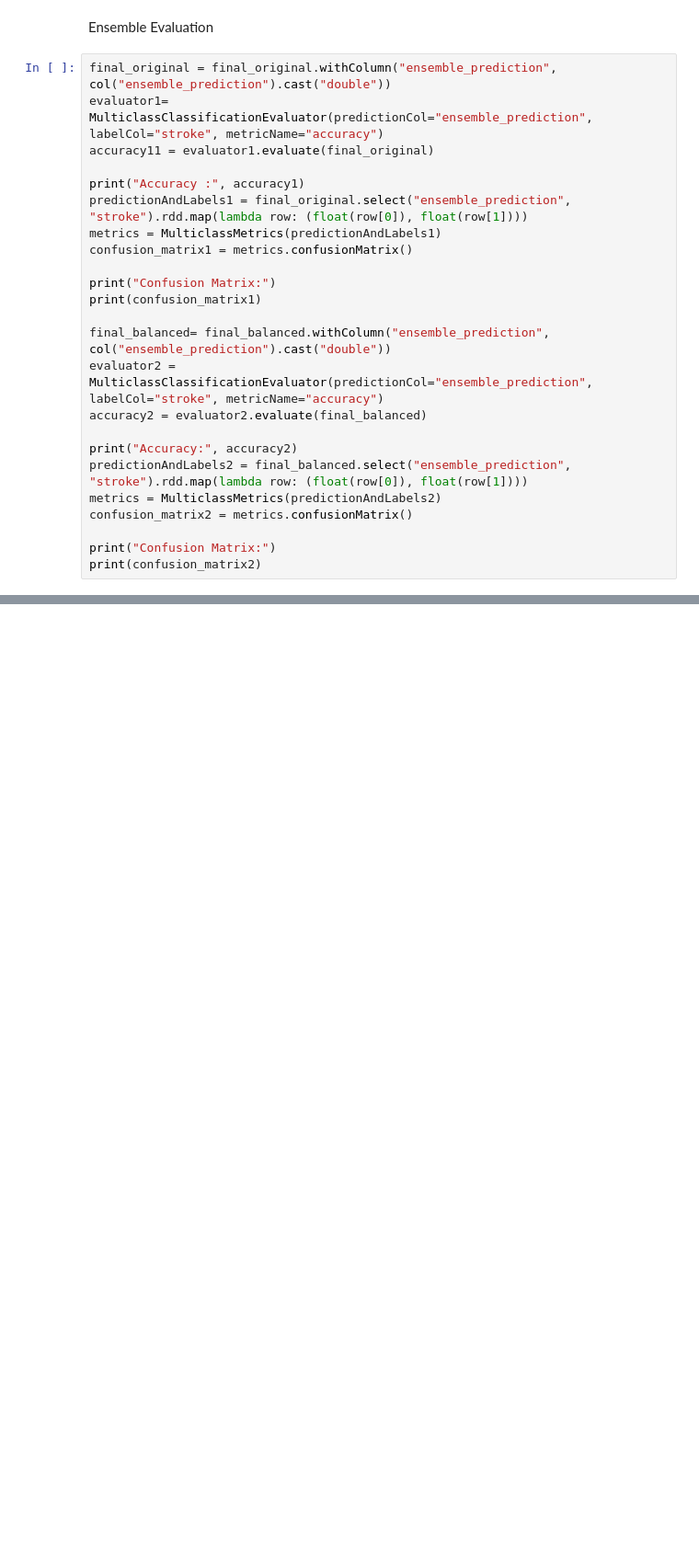
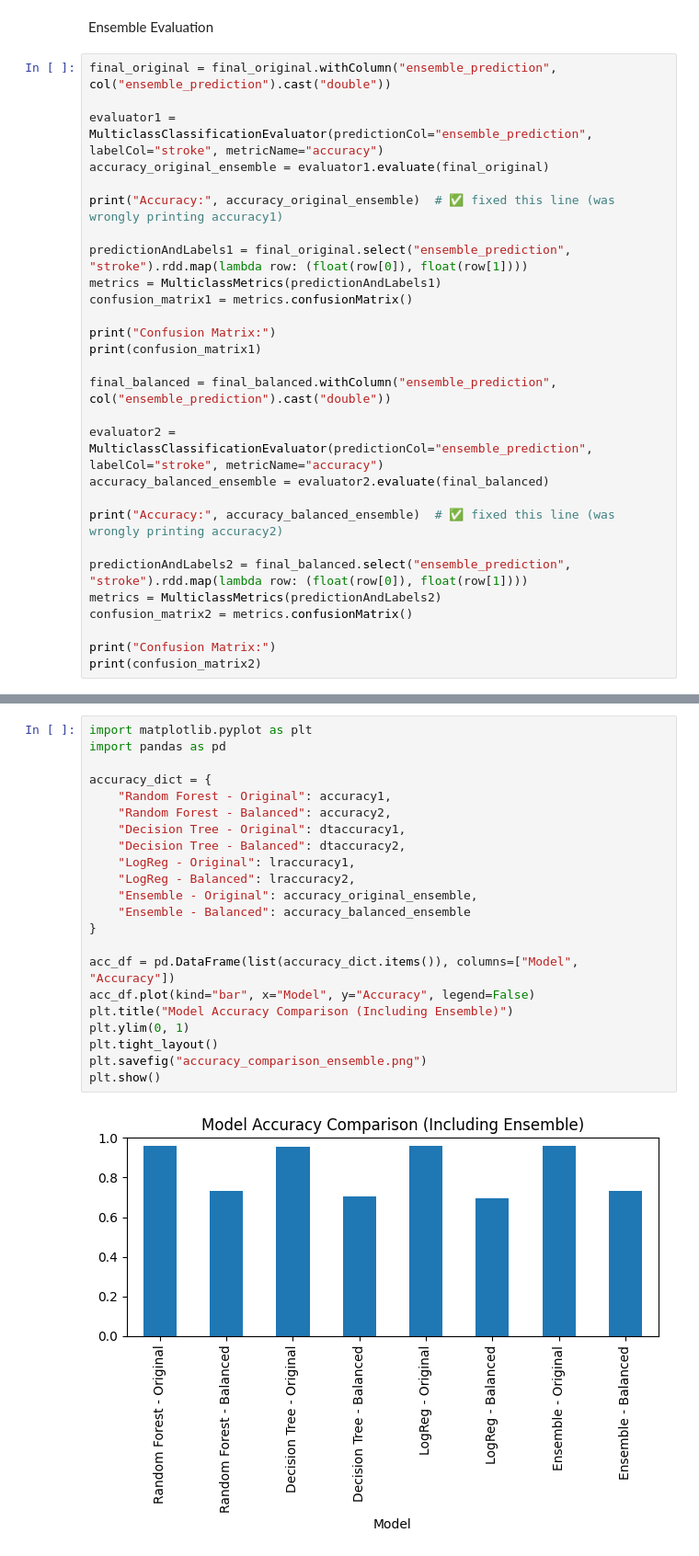
Before and after one commit to RamKishoreKV/-Human-Activity-Recognition-using-Smartphone-Sensor-Data-Pyspark-, a Jupyter notebook: HAR_analysis.ipynb, the cells around one changed output, grey strips where cells are left out. Shown at 92% size. Drawn from its saved outputs; the diff is of its cells as text; blank space fills up the shorter version.

```diff
--- a/HAR_analysis.ipynb
+++ b/HAR_analysis.ipynb
@@ -804,10 +810,12 @@ only showing top 20 rows
 Ensemble Evaluation
 # %%
 final_original = final_original.withColumn("ensemble_prediction", col("ensemble_prediction").cast("double"))
-evaluator1= MulticlassClassificationEvaluator(predictionCol="ensemble_prediction", labelCol="stroke", metricName="accuracy")
-accuracy11 = evaluator1.evaluate(final_original)
 
-print("Accuracy :", accuracy1)
+evaluator1 = MulticlassClassificationEvaluator(predictionCol="ensemble_prediction", labelCol="stroke", metricName="accuracy")
+accuracy_original_ensemble = evaluator1.evaluate(final_original)
+
+print("Accuracy:", accuracy_original_ensemble)  # ✅ fixed this line (was wrongly printing accuracy1)
+
 predictionAndLabels1 = final_original.select("ensemble_prediction", "stroke").rdd.map(lambda row: (float(row[0]), float(row[1])))
 metrics = MulticlassMetrics(predictionAndLabels1)
 confusion_matrix1 = metrics.confusionMatrix()
@@ -815,11 +823,13 @@ confusion_matrix1 = metrics.confusionMatrix()
 print("Confusion Matrix:")
 print(confusion_matrix1)
 
-final_balanced= final_balanced.withColumn("ensemble_prediction", col("ensemble_prediction").cast("double"))
+final_balanced = final_balanced.withColumn("ensemble_prediction", col("ensemble_prediction").cast("double"))
+
 evaluator2 = MulticlassClassificationEvaluator(predictionCol="ensemble_prediction", labelCol="stroke", metricName="accuracy")
-accuracy2 = evaluator2.evaluate(final_balanced)
+accuracy_balanced_ensemble = evaluator2.evaluate(final_balanced)
 
-print("Accuracy:", accuracy2)
+print("Accuracy:", accuracy_balanced_ensemble)  # ✅ fixed this line (was wrongly printing accuracy2)
+
 predictionAndLabels2 = final_balanced.select("ensemble_prediction", "stroke").rdd.map(lambda row: (float(row[0]), float(row[1])))
 metrics = MulticlassMetrics(predictionAndLabels2)
 confusion_matrix2 = metrics.confusionMatrix()
@@ -837,0 +848,24 @@ DenseMatrix([[501., 445.],
+# %%
+import matplotlib.pyplot as plt
+import pandas as pd
+
+accuracy_dict = {
+    "Random Forest - Original": accuracy1,
+    "Random Forest - Balanced": accuracy2,
+    "Decision Tree - Original": dtaccuracy1,
+    "Decision Tree - Balanced": dtaccuracy2,
+    "LogReg - Original": lraccuracy1,
+    "LogReg - Balanced": lraccuracy2,
+    "Ensemble - Original": accuracy_original_ensemble,
+    "Ensemble - Balanced": accuracy_balanced_ensemble
+}
+
+acc_df = pd.DataFrame(list(accuracy_dict.items()), columns=["Model", "Accuracy"])
+acc_df.plot(kind="bar", x="Model", y="Accuracy", legend=False)
+plt.title("Model Accuracy Comparison (Including Ensemble)")
+plt.ylim(0, 1)
+plt.tight_layout()
+plt.savefig("accuracy_comparison_ensemble.png")
+plt.show()
+# %% [output]
+[figure, added]
```
Also changed, not shown: parts of 27 cells of this notebook.
